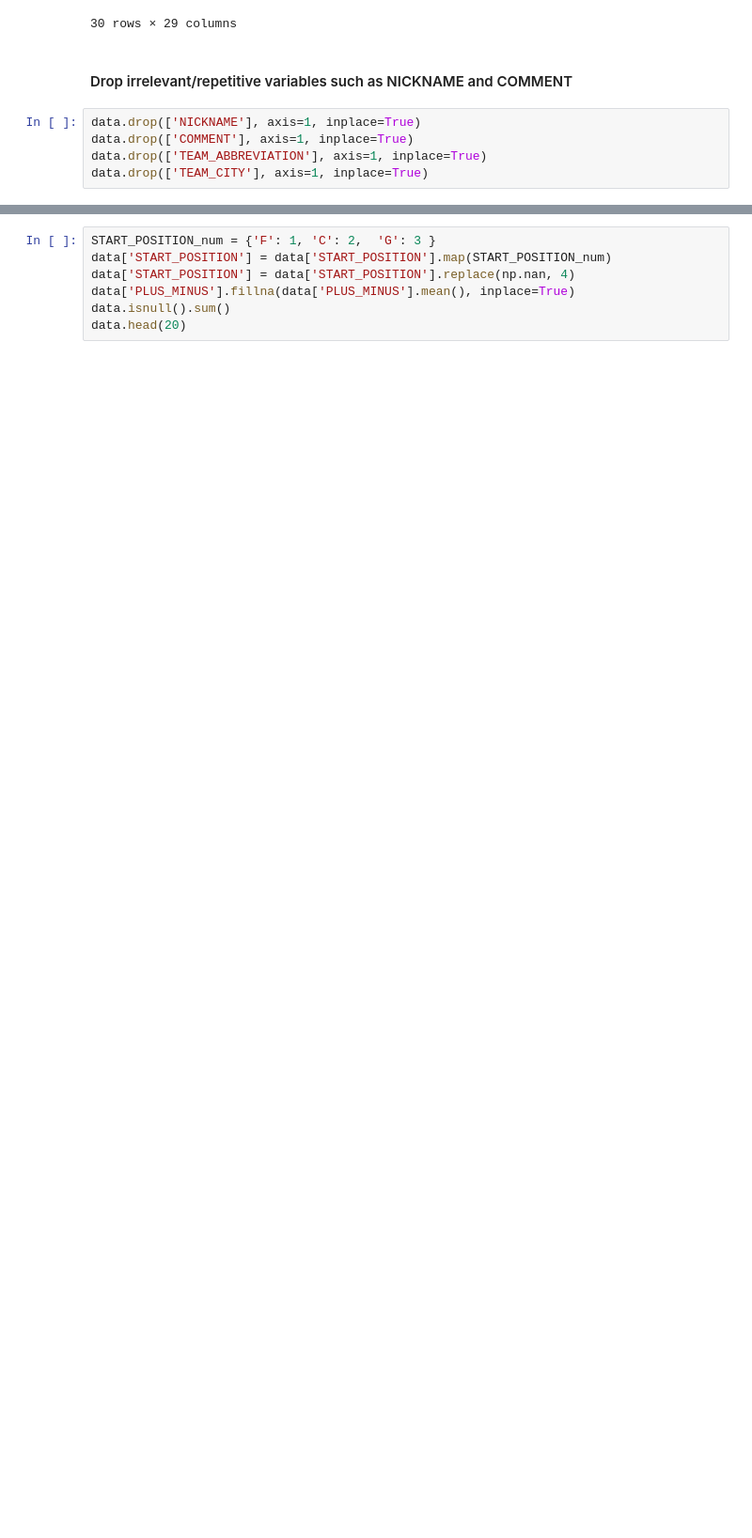
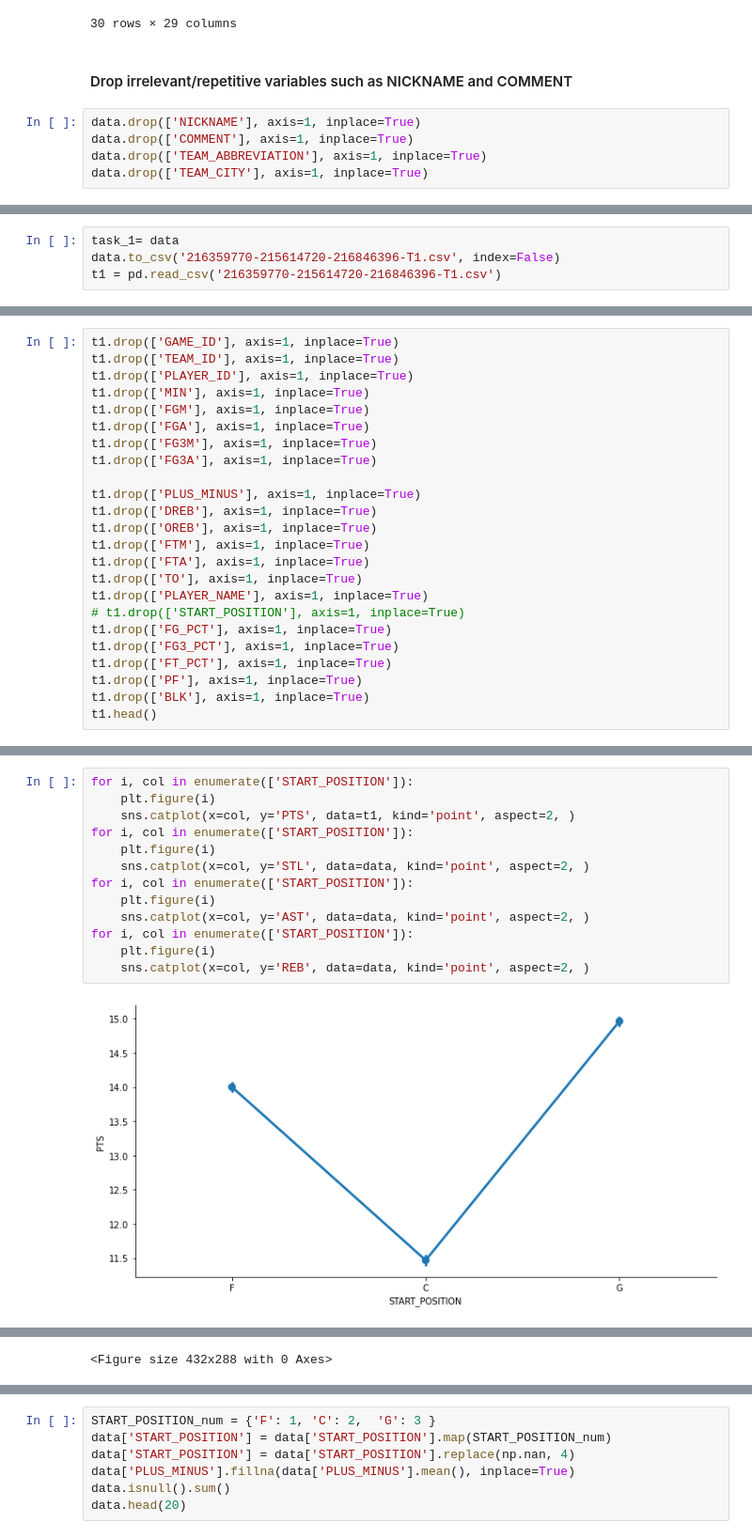
Before and after one commit to harism91/NBA-Data-mining-project, a Jupyter notebook: NBA dataset.ipynb, the cells around one changed output, grey strips where cells are left out. Shown: that part at 94% size. Drawn from its saved outputs; the diff is of its cells as text; blank space fills up the shorter version.

```diff
--- a/NBA dataset.ipynb
+++ b/NBA dataset.ipynb
@@ -106,0 +108,4 @@ data.drop(['TEAM_CITY'], axis=1, inplace=True)
+# %%
+task_1= data
+data.to_csv('216359770-215614720-216846396-T1.csv', index=False)
+t1 = pd.read_csv('216359770-215614720-216846396-T1.csv')
@@ -106,0 +114,24 @@ data.drop(['TEAM_CITY'], axis=1, inplace=True)
+# %%
+t1.drop(['GAME_ID'], axis=1, inplace=True)
+t1.drop(['TEAM_ID'], axis=1, inplace=True)
+t1.drop(['PLAYER_ID'], axis=1, inplace=True)
+t1.drop(['MIN'], axis=1, inplace=True)
+t1.drop(['FGM'], axis=1, inplace=True)
+t1.drop(['FGA'], axis=1, inplace=True)
+t1.drop(['FG3M'], axis=1, inplace=True)
+t1.drop(['FG3A'], axis=1, inplace=True)
+
+t1.drop(['PLUS_MINUS'], axis=1, inplace=True)
+t1.drop(['DREB'], axis=1, inplace=True)
+t1.drop(['OREB'], axis=1, inplace=True)
+t1.drop(['FTM'], axis=1, inplace=True)
+t1.drop(['FTA'], axis=1, inplace=True)
+t1.drop(['TO'], axis=1, inplace=True)
+t1.drop(['PLAYER_NAME'], axis=1, inplace=True)
+# t1.drop(['START_POSITION'], axis=1, inplace=True)
+t1.drop(['FG_PCT'], axis=1, inplace=True)
+t1.drop(['FG3_PCT'], axis=1, inplace=True)
+t1.drop(['FT_PCT'], axis=1, inplace=True)
+t1.drop(['PF'], axis=1, inplace=True)
+t1.drop(['BLK'], axis=1, inplace=True)
+t1.head()
@@ -106,0 +145,15 @@ data.drop(['TEAM_CITY'], axis=1, inplace=True)
+# %%
+for i, col in enumerate(['START_POSITION']):
+    plt.figure(i)
+    sns.catplot(x=col, y='PTS', data=t1, kind='point', aspect=2, )
+for i, col in enumerate(['START_POSITION']):
+    plt.figure(i)
+    sns.catplot(x=col, y='STL', data=data, kind='point', aspect=2, )
+for i, col in enumerate(['START_POSITION']):
+    plt.figure(i)
+    sns.catplot(x=col, y='AST', data=data, kind='point', aspect=2, )
+for i, col in enumerate(['START_POSITION']):
+    plt.figure(i)
+    sns.catplot(x=col, y='REB', data=data, kind='point', aspect=2, )
+# %% [output]
+[figure, added]
@@ -106,0 +162 @@ data.drop(['TEAM_CITY'], axis=1, inplace=True)
+<Figure size 432x288 with 0 Axes>
```
Also changed, not shown: parts of 27 cells of this notebook, 1 other file.
